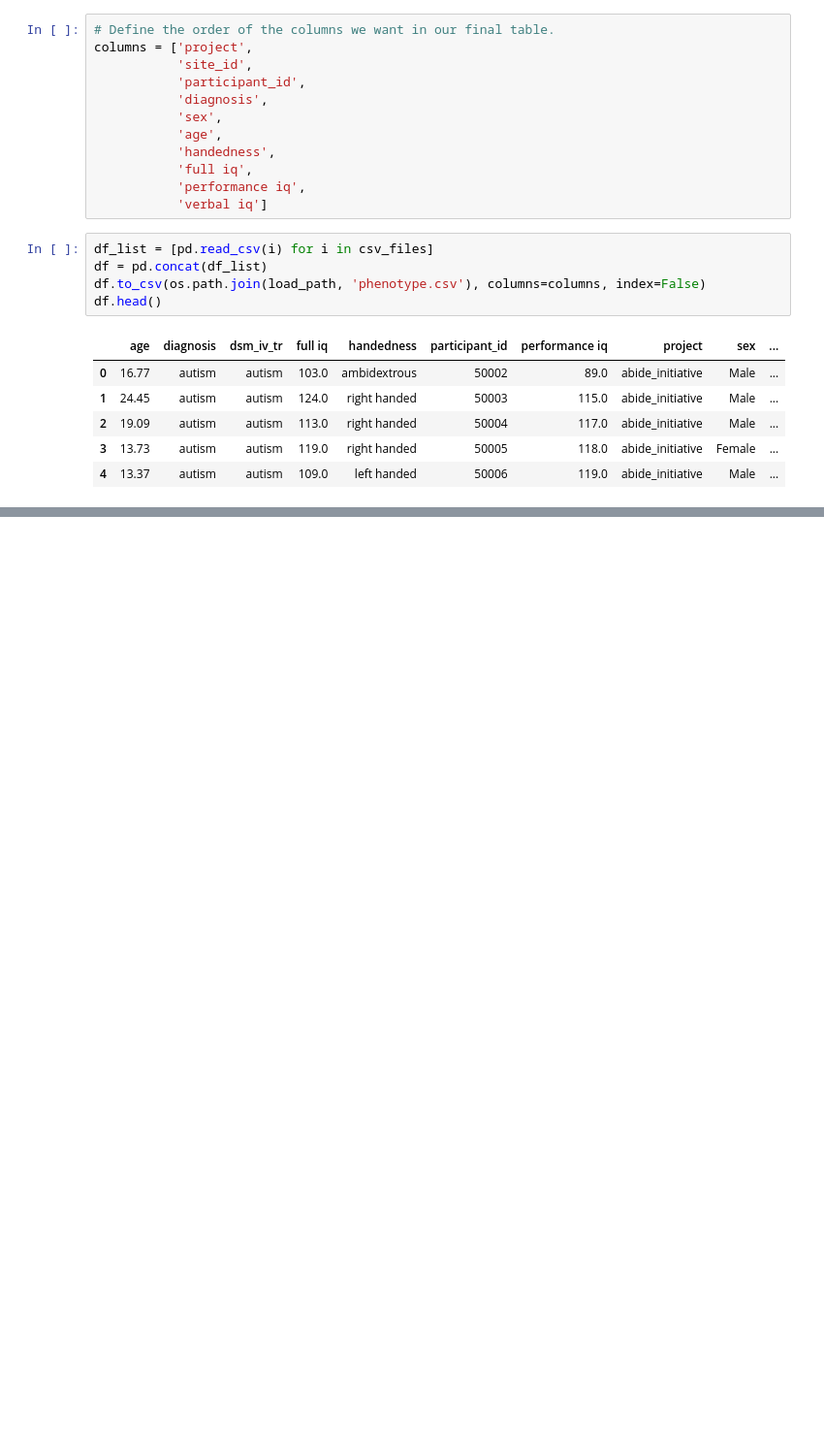
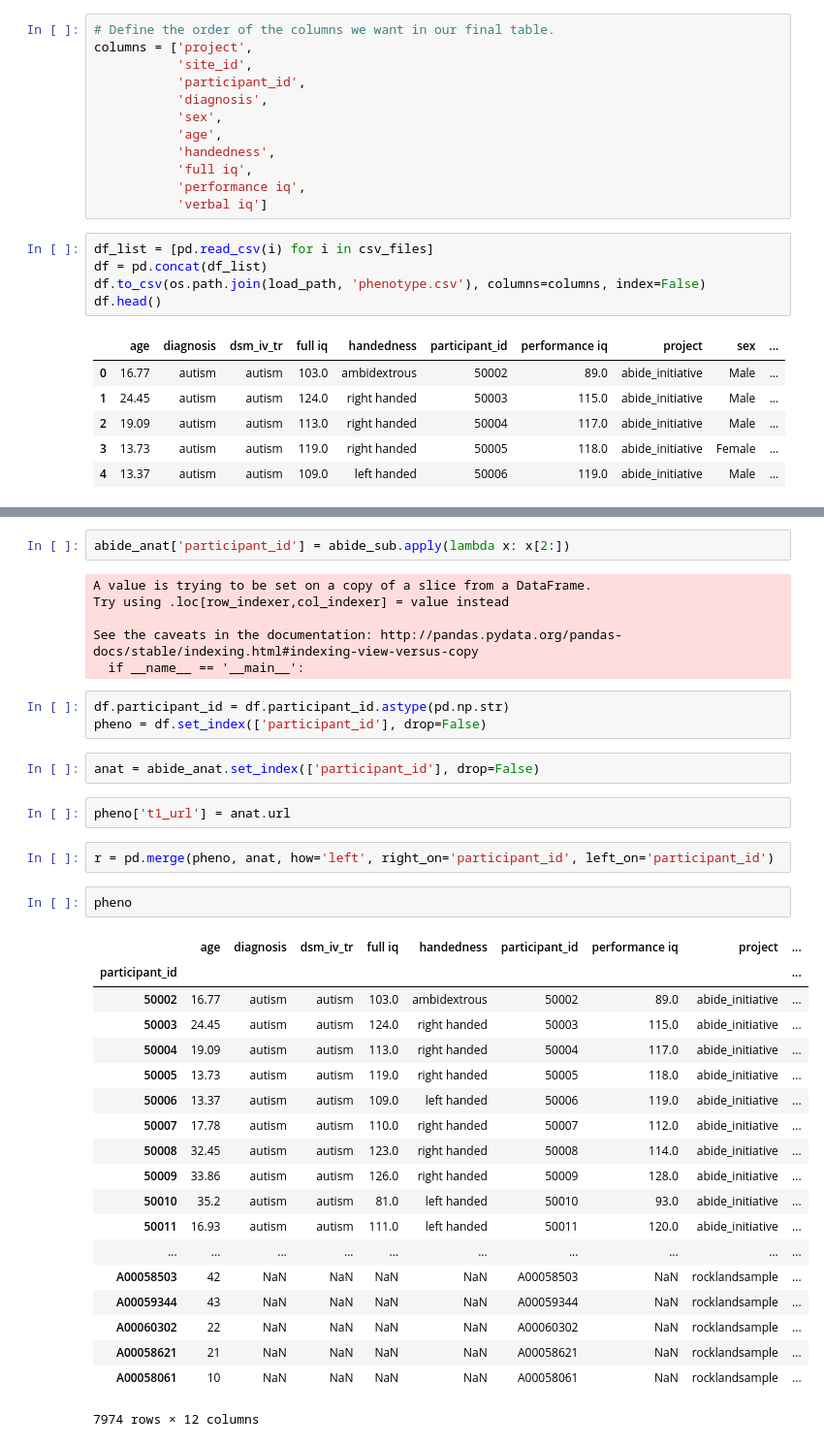
Before and after one commit to OpenNeuroLab/metasearch, a Jupyter notebook: crawler/load/Load.ipynb, the cells around one changed output, grey strips where cells are left out. Shown at 97% size. Cells and saved outputs as stored; diff of their text form; blank space fills up the shorter version.

Commit message:
add: url to abide

```diff
--- a/crawler/load/Load.ipynb
+++ b/crawler/load/Load.ipynb
@@ -44,0 +82,39 @@ df.l
+# %%
+abide_anat['participant_id'] = abide_sub.apply(lambda x: x[2:])
+# %% [output]
+A value is trying to be set on a copy of a slice from a DataFrame.
+Try using .loc[row_indexer,col_indexer] = value instead
+
+See the caveats in the documentation: http://pandas.pydata.org/pandas-docs/stable/indexing.html#indexing-view-versus-copy
+  if __name__ == '__main__':
+# %%
+df.participant_id = df.participant_id.astype(pd.np.str)
+pheno = df.set_index(['participant_id'], drop=False)
+# %%
+anat = abide_anat.set_index(['participant_id'], drop=False)
+# %%
+pheno['t1_url'] = anat.url
+# %%
+r = pd.merge(pheno, anat, how='left', right_on='participant_id', left_on='participant_id')
+# %%
+pheno
+# %% [output]
+|  | age | diagnosis | dsm_iv_tr | full iq | handedness | participant_id | performance iq | project | ... |
+| participant_id |  |  |  |  |  |  |  |  | ... |
+| 50002 | 16.77 | autism | autism | 103.0 | ambidextrous | 50002 | 89.0 | abide_initiative | ... |
+| 50003 | 24.45 | autism | autism | 124.0 | right handed | 50003 | 115.0 | abide_initiative | ... |
+| 50004 | 19.09 | autism | autism | 113.0 | right handed | 50004 | 117.0 | abide_initiative | ... |
+| 50005 | 13.73 | autism | autism | 119.0 | right handed | 50005 | 118.0 | abide_initiative | ... |
+| 50006 | 13.37 | autism | autism | 109.0 | left handed | 50006 | 119.0 | abide_initiative | ... |
+| 50007 | 17.78 | autism | autism | 110.0 | right handed | 50007 | 112.0 | abide_initiative | ... |
+| 50008 | 32.45 | autism | autism | 123.0 | right handed | 50008 | 114.0 | abide_initiative | ... |
+| 50009 | 33.86 | autism | autism | 126.0 | right handed | 50009 | 128.0 | abide_initiative | ... |
+| 50010 | 35.2 | autism | autism | 81.0 | left handed | 50010 | 93.0 | abide_initiative | ... |
+| 50011 | 16.93 | autism | autism | 111.0 | left handed | 50011 | 120.0 | abide_initiative | ... |
+| ... | ... | ... | ... | ... | ... | ... | ... | ... | ... |
+| A00058503 | 42 | NaN | NaN | NaN | NaN | A00058503 | NaN | rocklandsample | ... |
+| A00059344 | 43 | NaN | NaN | NaN | NaN | A00059344 | NaN | rocklandsample | ... |
+| A00060302 | 22 | NaN | NaN | NaN | NaN | A00060302 | NaN | rocklandsample | ... |
+| A00058621 | 21 | NaN | NaN | NaN | NaN | A00058621 | NaN | rocklandsample | ... |
+| A00058061 | 10 | NaN | NaN | NaN | NaN | A00058061 | NaN | rocklandsample | ... |
+7974 rows × 12 columns
```
Also changed, not shown: parts of 16 cells of this notebook, 2 other files.
